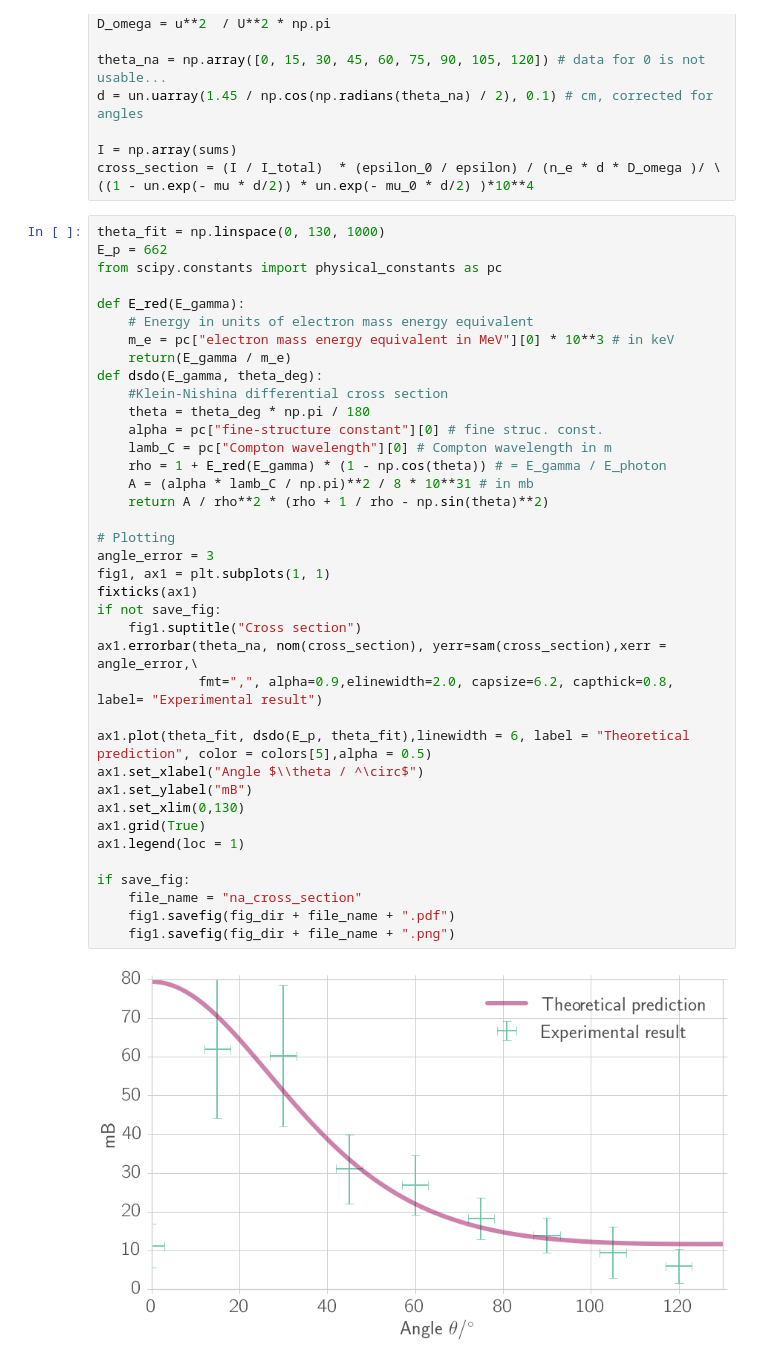
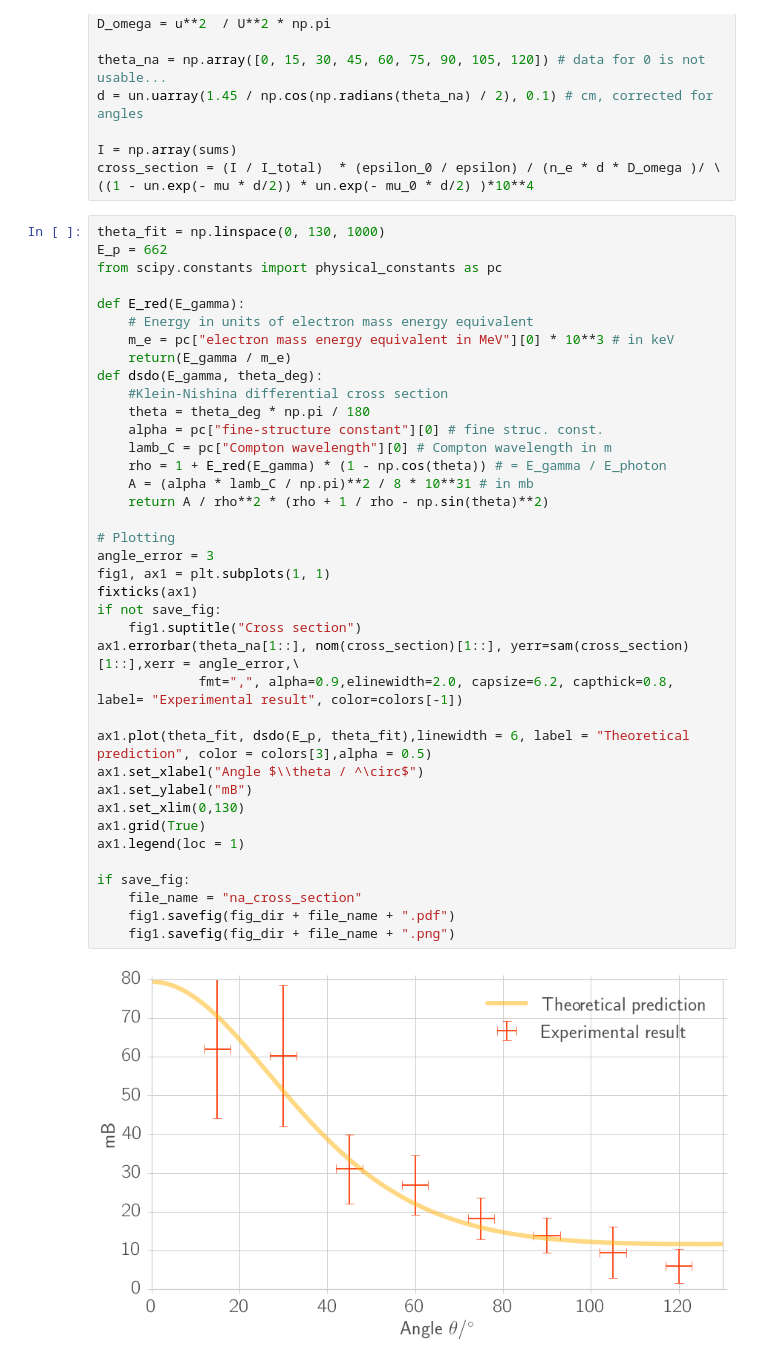
Before and after one commit to Bondzio/fp, a Jupyter notebook: compton/analysis/cross_section.ipynb, the cells around one changed output. Drawn from its saved outputs; the diff is of its cells as text.

```diff
--- a/compton/analysis/cross_section.ipynb
+++ b/compton/analysis/cross_section.ipynb
@@ -392,34 +396,34 @@ def E_red(E_gamma):
     # Energy in units of electron mass energy equivalent
     m_e = pc["electron mass energy equivalent in MeV"][0] * 10**3 # in keV
     return(E_gamma / m_e)
 def dsdo(E_gamma, theta_deg):
     #Klein-Nishina differential cross section
     theta = theta_deg * np.pi / 180
     alpha = pc["fine-structure constant"][0] # fine struc. const.
     lamb_C = pc["Compton wavelength"][0] # Compton wavelength in m
     rho = 1 + E_red(E_gamma) * (1 - np.cos(theta)) # = E_gamma / E_photon
     A = (alpha * lamb_C / np.pi)**2 / 8 * 10**31 # in mb
     return A / rho**2 * (rho + 1 / rho - np.sin(theta)**2)
 
 # Plotting
 angle_error = 3
 fig1, ax1 = plt.subplots(1, 1)
 fixticks(ax1)
 if not save_fig:
     fig1.suptitle("Cross section")
-ax1.errorbar(theta_na, nom(cross_section), yerr=sam(cross_section),xerr = angle_error,\
-             fmt=",", alpha=0.9,elinewidth=2.0, capsize=6.2, capthick=0.8, label= "Experimental result")
+ax1.errorbar(theta_na[1::], nom(cross_section)[1::], yerr=sam(cross_section)[1::],xerr = angle_error,\
+             fmt=",", alpha=0.9,elinewidth=2.0, capsize=6.2, capthick=0.8, label= "Experimental result", color=colors[-1])
 
-ax1.plot(theta_fit, dsdo(E_p, theta_fit),linewidth = 6, label = "Theoretical prediction", color = colors[5],alpha = 0.5)
+ax1.plot(theta_fit, dsdo(E_p, theta_fit),linewidth = 6, label = "Theoretical prediction", color = colors[3],alpha = 0.5)
 ax1.set_xlabel("Angle $\\theta / ^\circ$")
 ax1.set_ylabel("mB")
 ax1.set_xlim(0,130)
 ax1.grid(True)
 ax1.legend(loc = 1)
 
 if save_fig:
     file_name = "na_cross_section"
     fig1.savefig(fig_dir + file_name + ".pdf")
     fig1.savefig(fig_dir + file_name + ".png")
 # %% [output]
-[figure, old version]
+[figure, new version]
```
Also changed, not shown: parts of 8 cells of this notebook, 7 other files.
